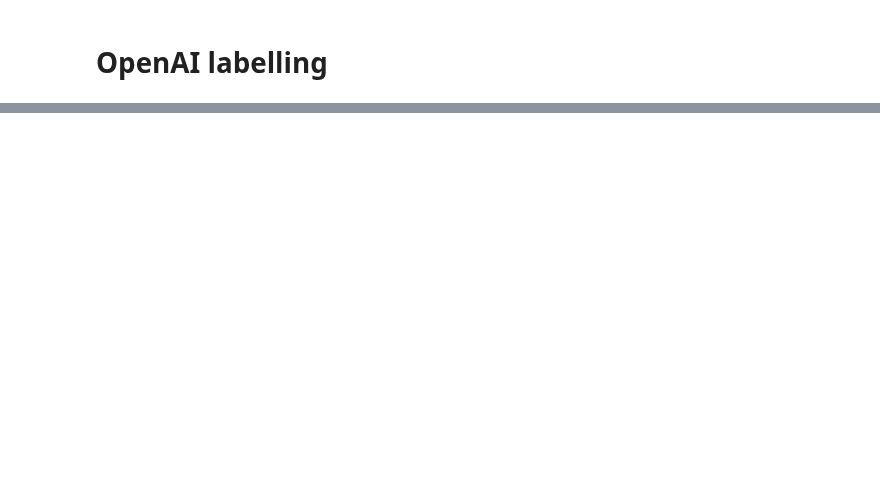
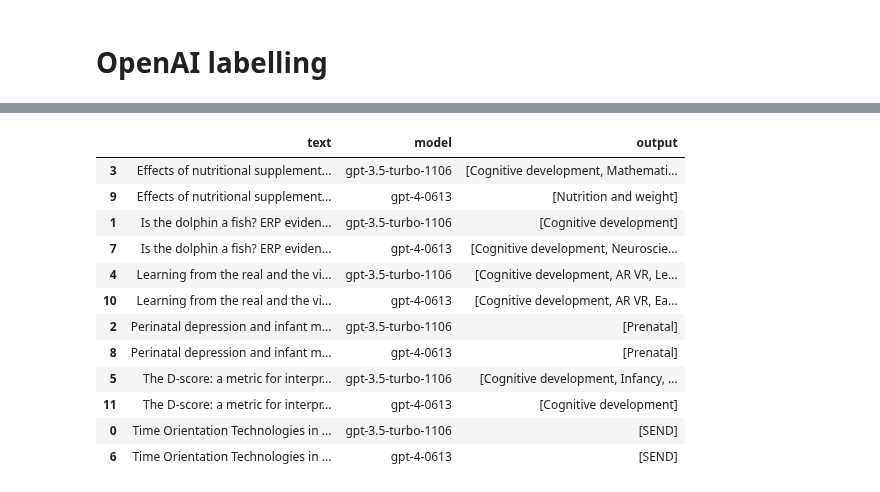
Before and after one commit to nestauk/discovery_child_development, a Jupyter notebook: discovery_child_development/notebooks/labelling/taxonomy_labelling.ipynb, the cells around one changed output, grey strips where cells are left out. Drawn from its saved outputs; the diff is of its cells as text; code cells hidden in the pictures; blank space fills up the shorter version.

Commit message:
Update notebook to compare models

````diff
--- a/discovery_child_development/notebooks/labelling/taxonomy_labelling.ipynb
+++ b/discovery_child_development/notebooks/labelling/taxonomy_labelling.ipynb
@@ -1,4 +1,5 @@
 # %%
+
 import json
 import pandas as pd
 import tiktoken
@@ -7,10 +8,12 @@ from discovery_child_development import PROJECT_DIR, config
 from discovery_child_development.getters import openalex as oa
 from discovery_child_development.getters import taxonomy
 from discovery_child_development.utils.openai_utils import client
-from discovery_child_development.prodigy.utils import flatten_dictionary
 
 pd.set_option('max_colwidth', 400)
 
 MODEL = "gpt-3.5-turbo-1106"
 MODEL_COST = 0.001 # based on https://openai.com/blog/new-models-and-developer-products-announced-at-devday
 SEED = config["seed"]
+SAMPLE_SIZE = 25
+
+encoding = tiktoken.encoding_for_model(MODEL)
@@ -102,6 +180,6 @@ data_for_labelling
 # %%
 # Save the JSON Lines data to a file
-with open(PROJECT_DIR / 'discovery_child_development/prodigy/training_validation_data.jsonl', 'w') as f:
+with open(PROJECT_DIR / 'discovery_child_development/notebooks/labelling/prodigy/training_validation_data.jsonl', 'w') as f:
     for line in data_for_labelling:
         f.write(line + '\n')
 # %% [markdown]
@@ -222,0 +282,23 @@ json.loads(r.choices[0].message.function_call.arguments)['label'].split(',')
+# %%
+results = []
+
+for model in ['gpt-3.5-turbo-1106', 'gpt-4-0613']:
+    for text in texts:
+        prompt = [{"role": "system", "content": "You are an expert Text Classification system. Your task is to accept Text as input and provide a category for the text based on the predefined labels."},
+          {"role": "user",
+          "content": f"###Instructions###\nHere are the labels texts can be labelled with, and some indicative keywords associated with each category:\n -------------------------------------------------------- \n{category_list}\n ----------------------------------- \n The task is non-exclusive, so you can provide more than one label. If the text cannot be classified into any of the provided labels, return `==NONE==`. \n Label the following text with one or more labels:\n ``` \n  {text} \n ```\n"}]
+        print_prompt(prompt)
+        print(f"Number of tokens: {num_tokens_from_messages(prompt, model=model)}")
+        r = client.chat.completions.create(
+          model=MODEL,
+          temperature=0.0,
+          messages=prompt,
+          functions=[function],
+          function_call={"name": "predict_category"},
+          )
+        results.append({
+          "text": text,
+          "model": model,
+           "prompt": prompt,
+           "output": json.loads(r.choices[0].message.function_call.arguments)['label'].split(',')
+        })
@@ -222,0 +323,17 @@ json.loads(r.choices[0].message.function_call.arguments)['label'].split(',')
+# %%
+results_df = pd.DataFrame(results)
+results_df[['text', 'model', 'output']].sort_values(by=['text', 'model'])
+# %% [output]
+|  | text | model | output |
+| 3 | Effects of nutritional supplement... | gpt-3.5-turbo-1106 | [Cognitive development, Mathemati... |
+| 9 | Effects of nutritional supplement... | gpt-4-0613 | [Nutrition and weight] |
+| 1 | Is the dolphin a fish? ERP eviden... | gpt-3.5-turbo-1106 | [Cognitive development] |
+| 7 | Is the dolphin a fish? ERP eviden... | gpt-4-0613 | [Cognitive development, Neuroscie... |
+| 4 | Learning from the real and the vi... | gpt-3.5-turbo-1106 | [Cognitive development, AR VR, Le... |
+| 10 | Learning from the real and the vi... | gpt-4-0613 | [Cognitive development, AR VR, Ea... |
+| 2 | Perinatal depression and infant m... | gpt-3.5-turbo-1106 | [Prenatal] |
+| 8 | Perinatal depression and infant m... | gpt-4-0613 | [Prenatal] |
+| 5 | The D-score: a metric for interpr... | gpt-3.5-turbo-1106 | [Cognitive development, Infancy, ... |
+| 11 | The D-score: a metric for interpr... | gpt-4-0613 | [Cognitive development] |
+| 0 | Time Orientation Technologies in ... | gpt-3.5-turbo-1106 | [SEND] |
+| 6 | Time Orientation Technologies in ... | gpt-4-0613 | [SEND] |
````
Also changed, not shown: parts of 22 cells of this notebook.
